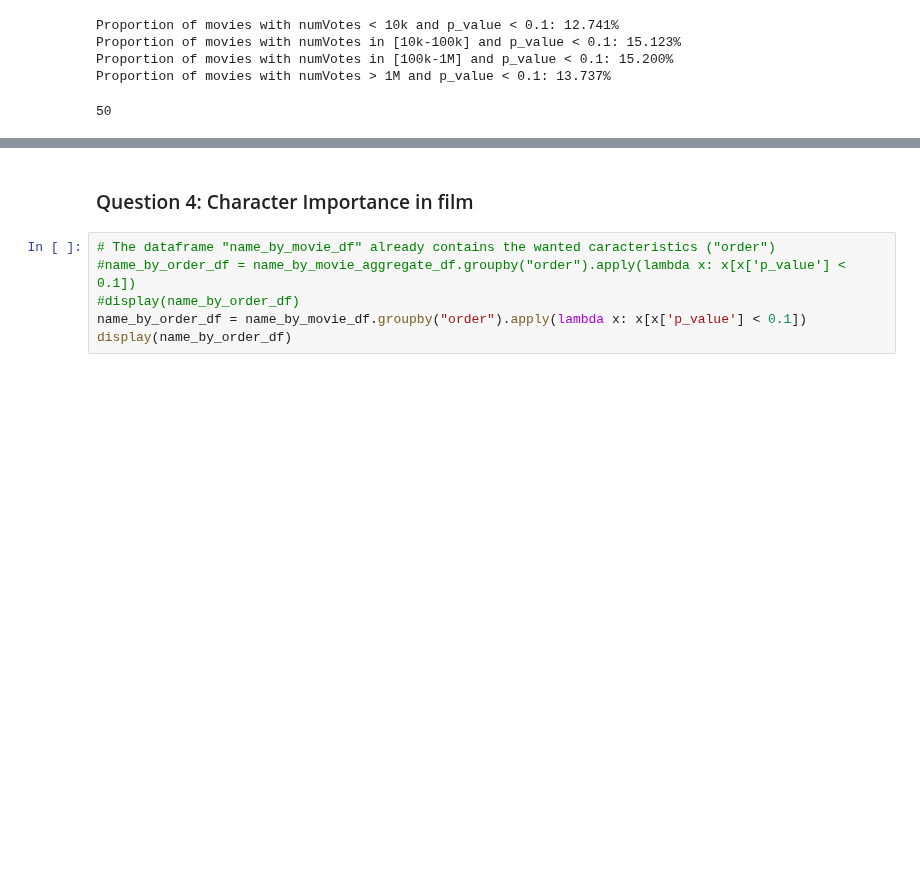
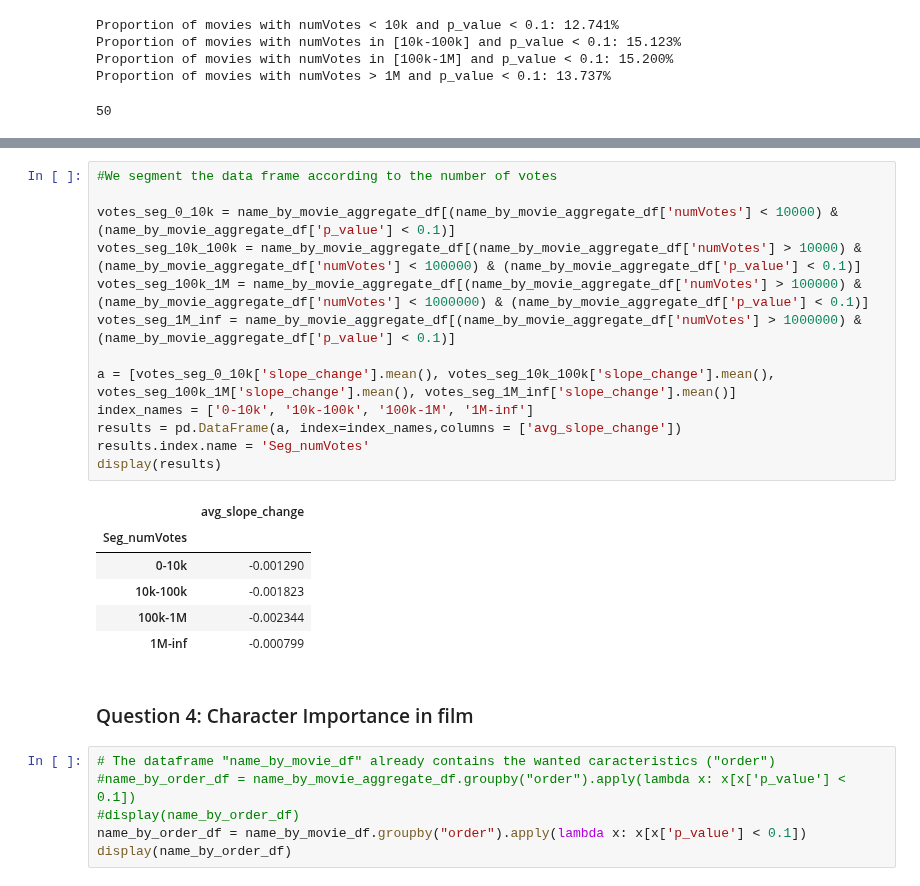
Before and after one commit to epfl-ada/ada-2023-project-abadakor, a Jupyter notebook: parallel_questions.ipynb, the cells around one changed output, grey strips where cells are left out. Cells and saved outputs as stored; diff of their text form; blank space fills up the shorter version.

```diff
--- a/parallel_questions.ipynb
+++ b/parallel_questions.ipynb
@@ -415,3 +428,23 @@ Proportion of movies with numVotes > 1M and p_value < 0.1: 13.737%
+# %%
+#We segment the data frame according to the number of votes
+
+votes_seg_0_10k = name_by_movie_aggregate_df[(name_by_movie_aggregate_df['numVotes'] < 10000) & (name_by_movie_aggregate_df['p_value'] < 0.1)]
+votes_seg_10k_100k = name_by_movie_aggregate_df[(name_by_movie_aggregate_df['numVotes'] > 10000) & (name_by_movie_aggregate_df['numVotes'] < 100000) & (name_by_movie_aggregate_df['p_value'] < 0.1)]
+votes_seg_100k_1M = name_by_movie_aggregate_df[(name_by_movie_aggregate_df['numVotes'] > 100000) & (name_by_movie_aggregate_df['numVotes'] < 1000000) & (name_by_movie_aggregate_df['p_value'] < 0.1)]
+votes_seg_1M_inf = name_by_movie_aggregate_df[(name_by_movie_aggregate_df['numVotes'] > 1000000) & (name_by_movie_aggregate_df['p_value'] < 0.1)]
+
+a = [votes_seg_0_10k['slope_change'].mean(), votes_seg_10k_100k['slope_change'].mean(), votes_seg_100k_1M['slope_change'].mean(), votes_seg_1M_inf['slope_change'].mean()]
+index_names = ['0-10k', '10k-100k', '100k-1M', '1M-inf']
+results = pd.DataFrame(a, index=index_names,columns = ['avg_slope_change'])
+results.index.name = 'Seg_numVotes'
+display(results)
+# %% [output]
+|  | avg_slope_change |
+| Seg_numVotes |  |
+| 0-10k | -0.001290 |
+| 10k-100k | -0.001823 |
+| 100k-1M | -0.002344 |
+| 1M-inf | -0.000799 |
 # %% [markdown]
 ### Question 4: Character Importance in film
 # %%
```
Also changed, not shown: parts of 3 cells of this notebook.
